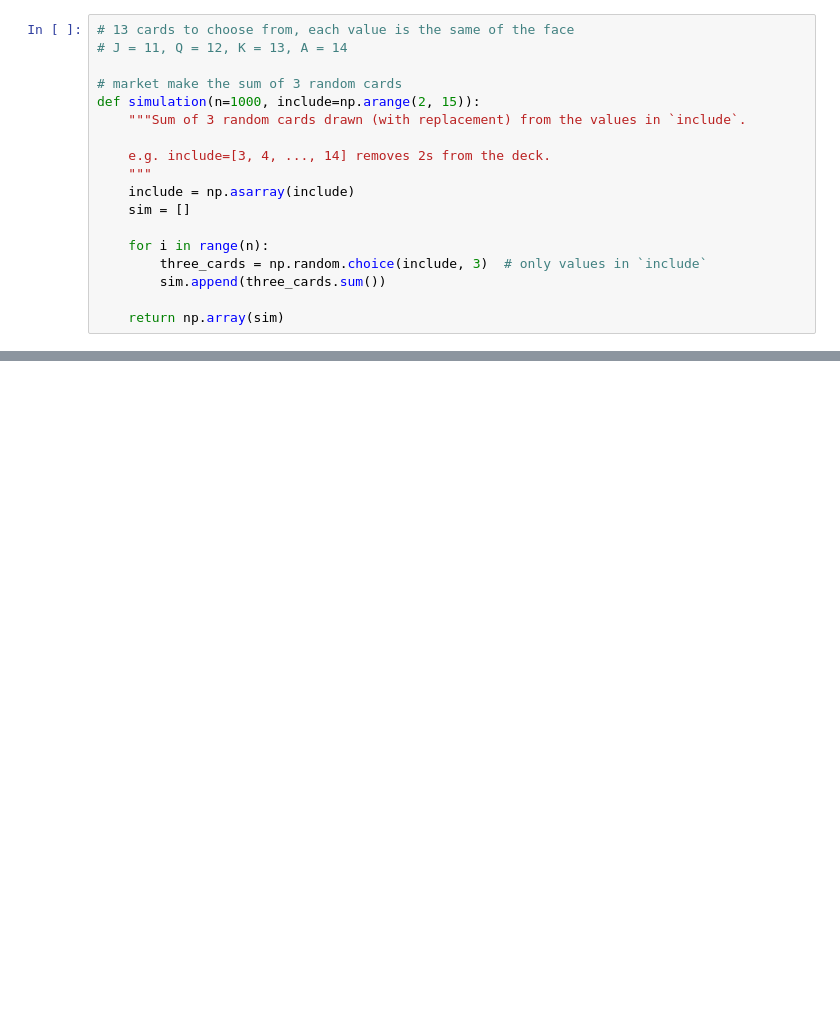
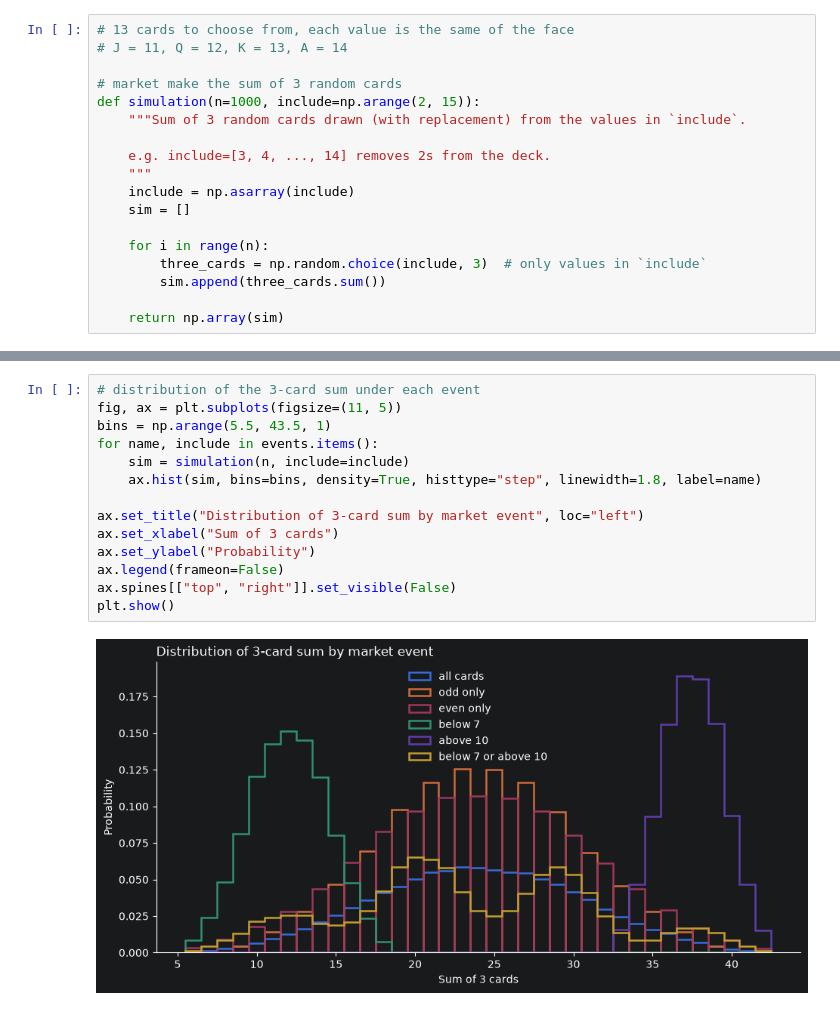
Before and after one commit to WumbleCat/quant-research, a Jupyter notebook: strats/market_making/cards.ipynb, the cells around one changed output, grey strips where cells are left out. Drawn from its saved outputs; the diff is of its cells as text; blank space fills up the shorter version.

```diff
--- a/strats/market_making/cards.ipynb
+++ b/strats/market_making/cards.ipynb
@@ -41,0 +87,16 @@ plt.show()
+# %%
+# distribution of the 3-card sum under each event
+fig, ax = plt.subplots(figsize=(11, 5))
+bins = np.arange(5.5, 43.5, 1)
+for name, include in events.items():
+    sim = simulation(n, include=include)
+    ax.hist(sim, bins=bins, density=True, histtype="step", linewidth=1.8, label=name)
+
+ax.set_title("Distribution of 3-card sum by market event", loc="left")
+ax.set_xlabel("Sum of 3 cards")
+ax.set_ylabel("Probability")
+ax.legend(frameon=False)
+ax.spines[["top", "right"]].set_visible(False)
+plt.show()
+# %% [output]
+[figure, added]
```
Also changed, not shown: parts of 4 cells of this notebook.
